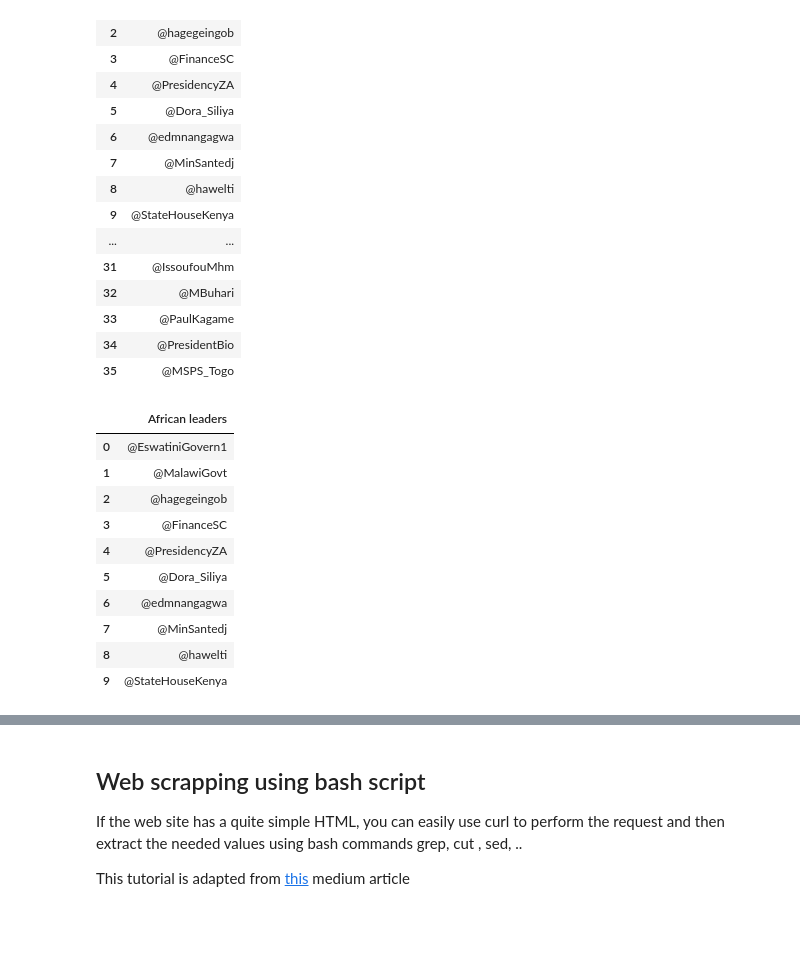
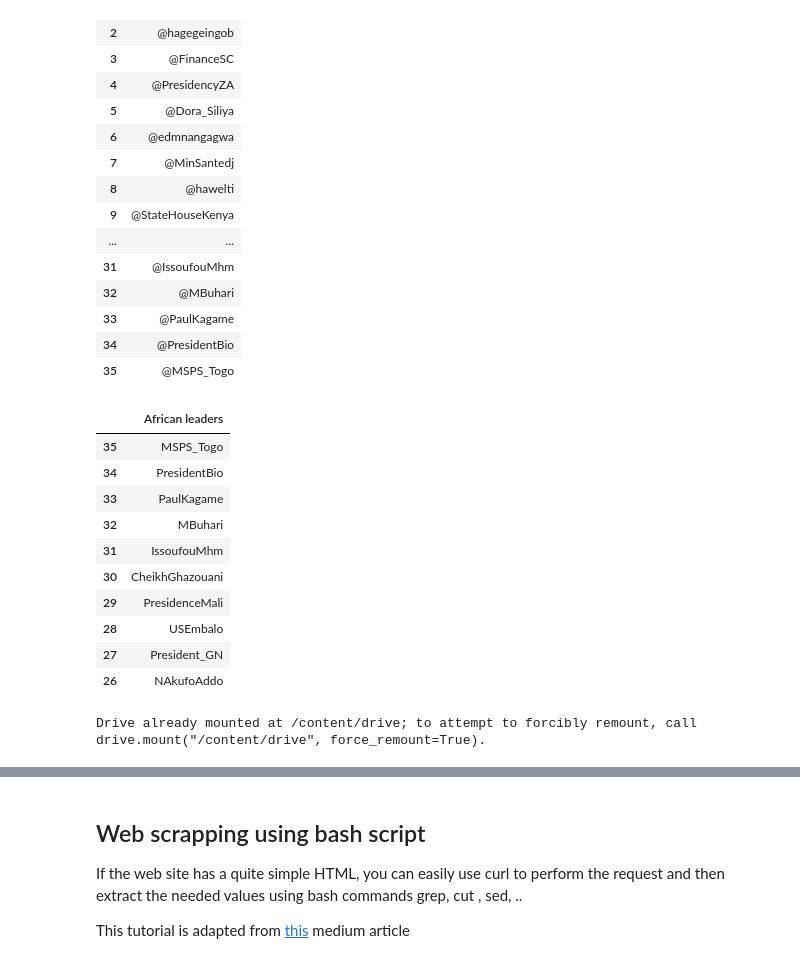
Before and after one commit to wairegistacy/twitterMining, a Jupyter notebook: scrapping_starter.ipynb, the cells around one changed output, grey strips where cells are left out. Drawn from its saved outputs; the diff is of its cells as text; code cells hidden in the pictures; blank space fills up the shorter version.

```diff
--- a/scrapping_starter.ipynb
+++ b/scrapping_starter.ipynb
@@ -183,4 +175,6 @@ df3 = df2.dropna(axis=0, how='any')
 df3.tail(10)
 df4 = df3.sort_index(ascending=0)
 df4.head(10)
+df5 = df4[0].replace('@','', regex=True)
+df5.head(10)
 # %% [output]
@@ -279,19 +344,3 @@ df.head(36)
 | 33 | @PaulKagame |
 | 34 | @PresidentBio |
 | 35 | @MSPS_Togo |
-# %%
-# cleaning the data
-df1= df.sort_index(ascending=1)
-df1.head(10)
-# %% [output]
-|  | African leaders |
-| 0 | @EswatiniGovern1 |
-| 1 | @MalawiGovt |
-| 2 | @hagegeingob |
-| 3 | @FinanceSC |
-| 4 | @PresidencyZA |
-| 5 | @Dora_Siliya |
-| 6 | @edmnangagwa |
-| 7 | @MinSantedj |
-| 8 | @hawelti |
-| 9 | @StateHouseKenya |
@@ -299,0 +347,22 @@ df.to_csv('AfricanLeaders.csv')
+# %%
+df1 = df.sort_index(ascending=0)
+df1.head(10)
+df2 = df1.replace('@','', regex=True)
+df2.head(10)
+# %% [output]
+|  | African leaders |
+| 35 | MSPS_Togo |
+| 34 | PresidentBio |
+| 33 | PaulKagame |
+| 32 | MBuhari |
+| 31 | IssoufouMhm |
+| 30 | CheikhGhazouani |
+| 29 | PresidenceMali |
+| 28 | USEmbalo |
+| 27 | President_GN |
+| 26 | NAkufoAddo |
+# %%
+from google.colab import drive
+drive.mount('/content/drive')
+# %% [output]
+Drive already mounted at /content/drive; to attempt to forcibly remount, call drive.mount("/content/drive", force_remount=True).
```
Also changed, not shown: parts of 13 cells of this notebook.
